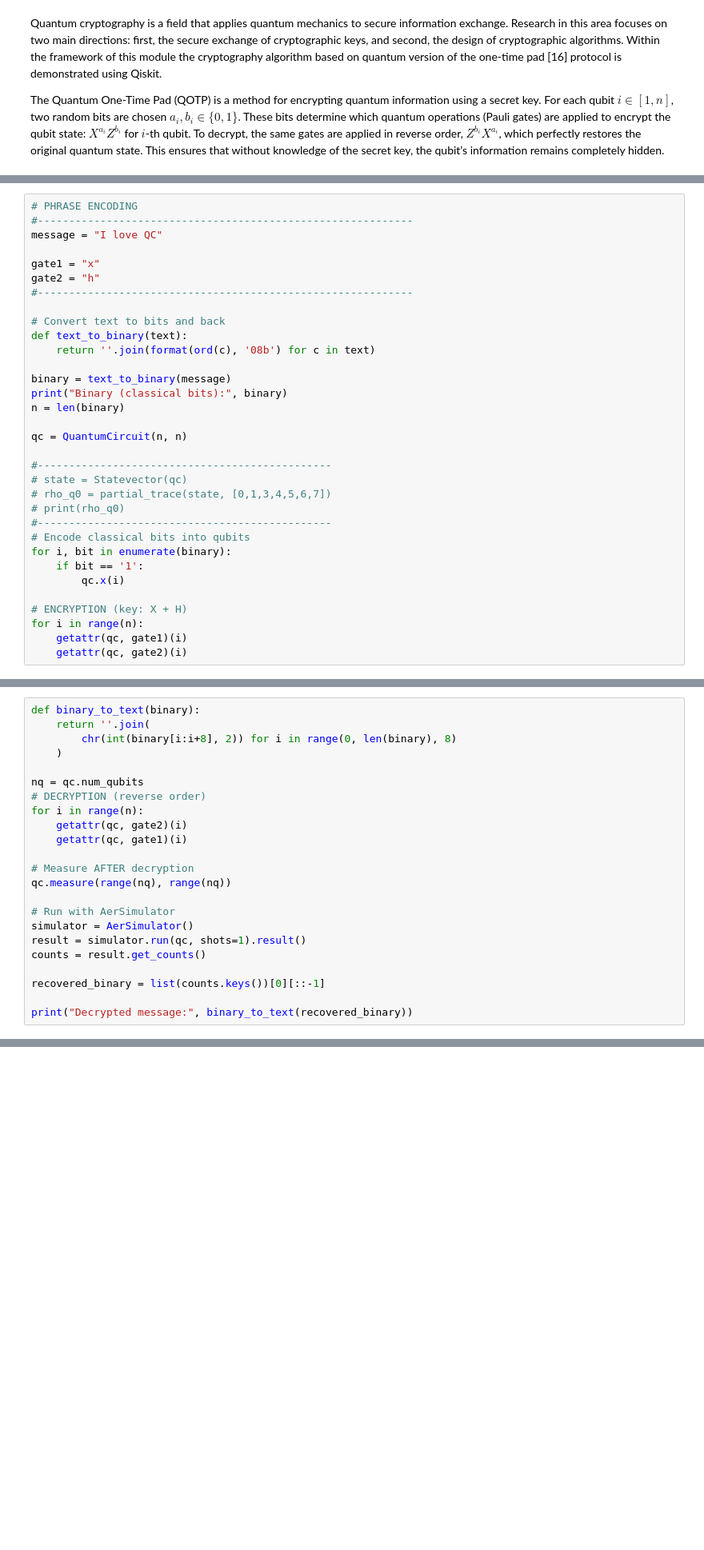
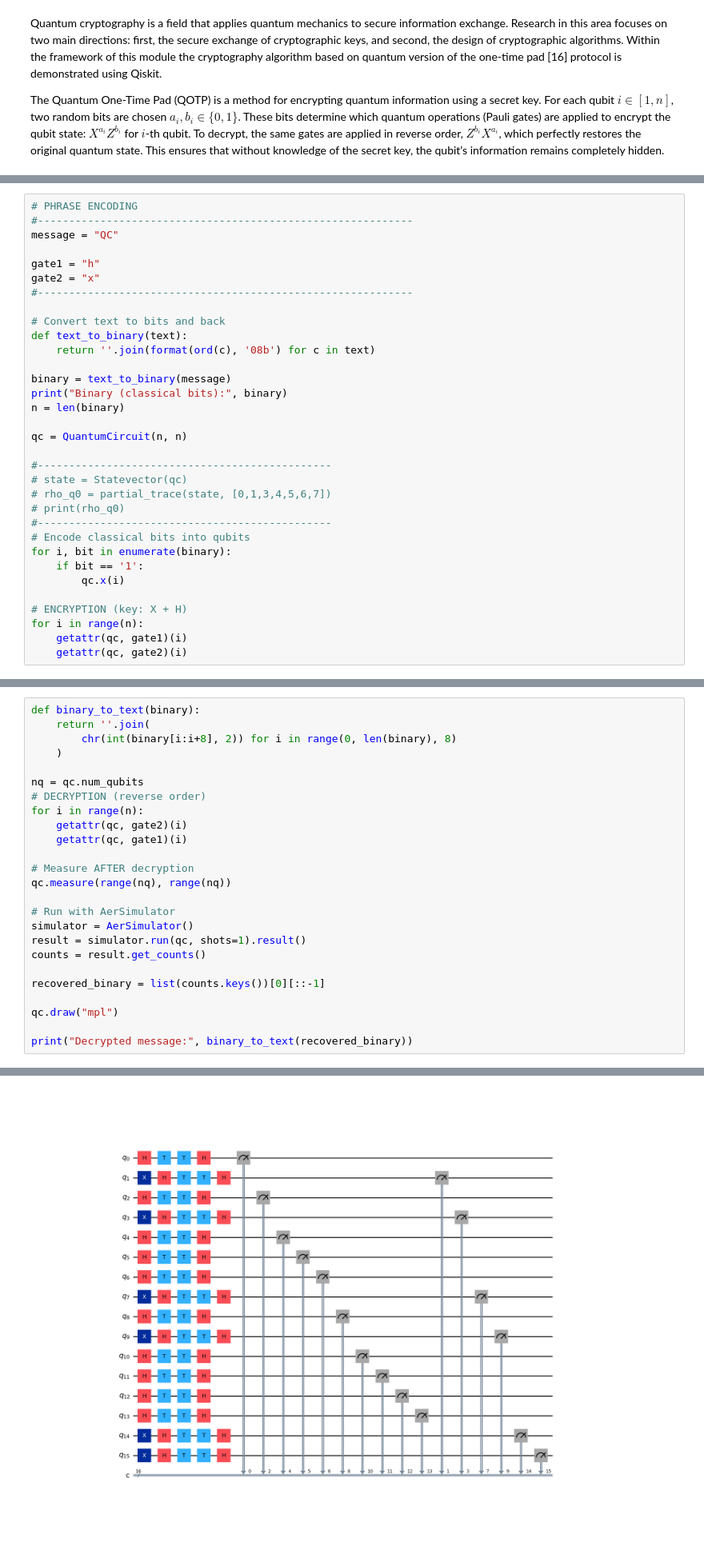
Before and after one commit to MariyaSV78/notebook_Quantum-computing, a Jupyter notebook: Quantum-computing.ipynb, the cells around one changed output, grey strips where cells are left out. Shown at 80% size. Cells and saved outputs as stored; diff of their text form; blank space fills up the shorter version.

```diff
--- a/Quantum-computing.ipynb
+++ b/Quantum-computing.ipynb
@@ -1697,10 +1695,10 @@ print(qc)
 # %%
 # PHRASE ENCODING
 #------------------------------------------------------------
-message = "I love QC"
+message = "QC"
 
-gate1 = "x"
-gate2 = "h"
+gate1 = "h"
+gate2 = "x"
 #------------------------------------------------------------
 
 # Convert text to bits and back
@@ -1751,5 +1749,7 @@ counts = result.get_counts()
 
 recovered_binary = list(counts.keys())[0][::-1]
 
+qc.draw("mpl")
+
 print("Decrypted message:", binary_to_text(recovered_binary))
 # %% [output]
@@ -1757,3 +1757,4 @@ Decrypted message: I love QC
+[figure, added]
 # %% [markdown]
 - To send your encrypted message without quantum hardware, you must convert it to classical bits by applying a measurement, which destroys the quantum state and the encryption. You lose the information permanently.
 ---
```
Also changed, not shown: parts of 17 cells of this notebook, 2 other files.
